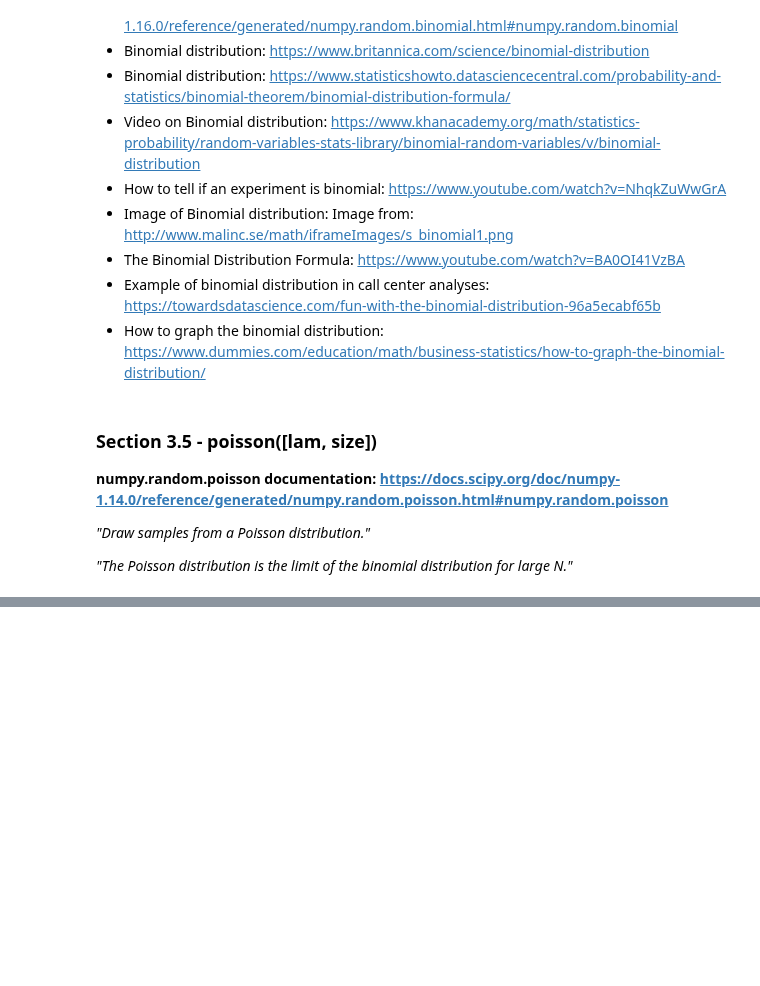
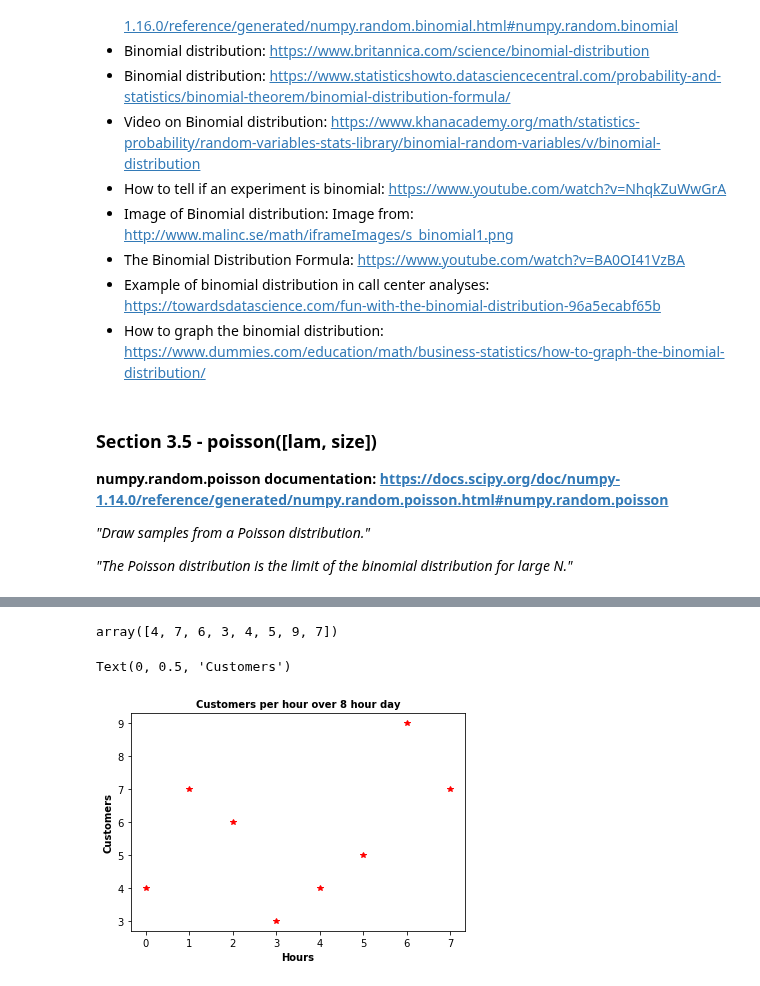
Before and after one commit to johndunne2019/numpy.random, a Jupyter notebook: numpy-random.ipynb, the cells around one changed output, grey strips where cells are left out. Saved outputs shown, nothing was run; the diff lists cells and outputs as text; code cells hidden in the pictures; blank space fills up the shorter version.

Commit message:
Section 3.5- Poisson distribution complete

```diff
--- a/numpy-random.ipynb
+++ b/numpy-random.ipynb
@@ -1121,0 +1132,17 @@ I viewed the below Youtube video which featured an example of of calculating the
+# %%
+x= np.random.poisson(lam=6, size=8)
+# the lambda is set to 6. This is the average amount of customers to enter the shop in an hour
+# the size of the distribution is 8 hours for an 8 hour working day
+x
+# the results are shown below:
+# %% [output]
+array([4, 7, 6, 3, 4, 5, 9, 7])
+# %%
+plt.plot(x, 'r*')
+# scatter plot using red stars of the results of the poisson distribution
+plt.title("Customers per hour over 8 hour day", fontsize= 10, fontweight= 'bold')
+plt.xlabel("Hours", fontsize= 10, fontweight= 'bold')
+plt.ylabel("Customers", fontsize= 10, fontweight= 'bold')
+# %% [output]
+Text(0, 0.5, 'Customers')
+[figure, added]
```
Also changed, not shown: parts of 6 cells of this notebook, 1 other file.
